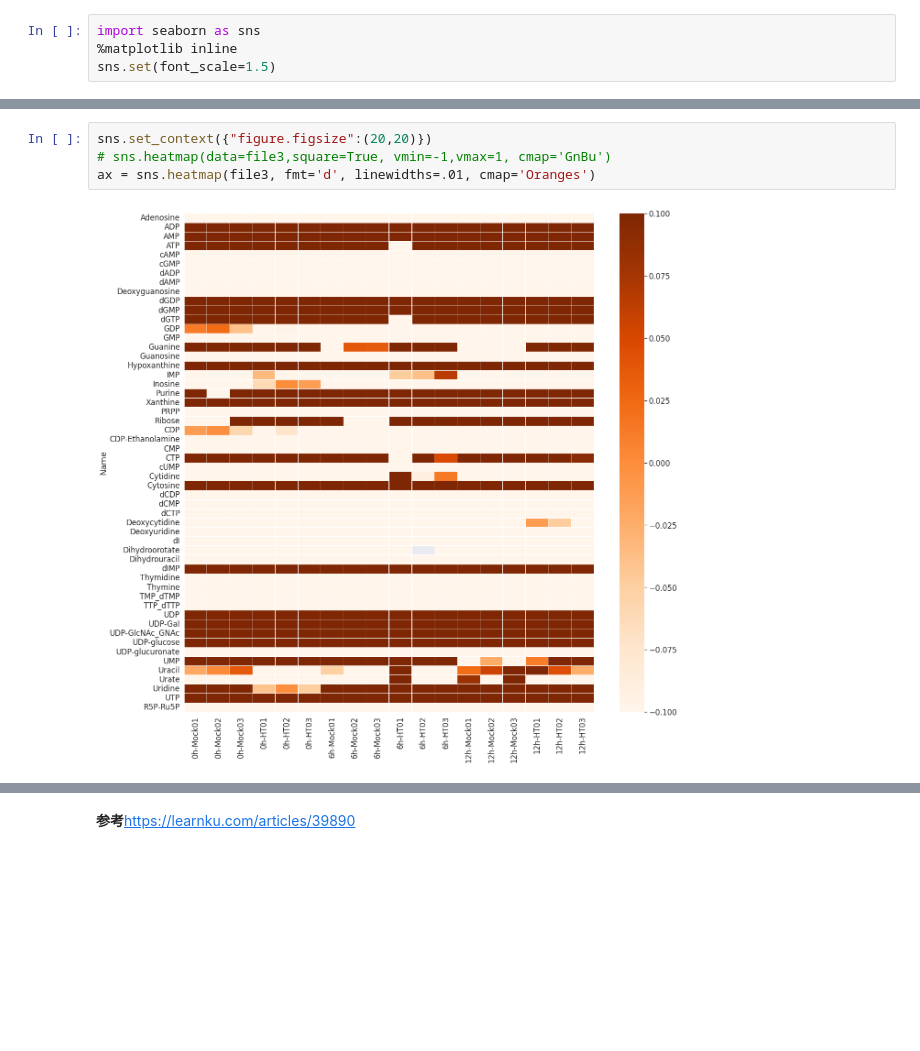
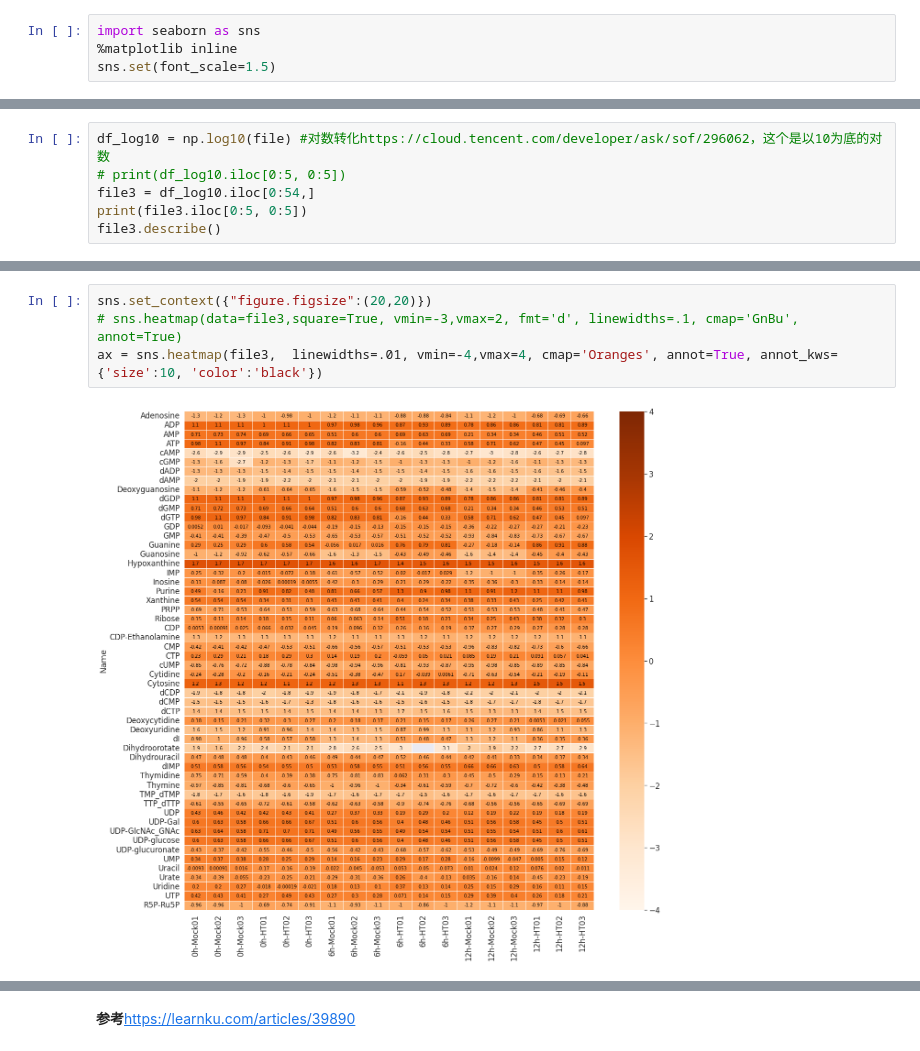
Before and after one commit to leiyi-ihb/ColabPractics, a Jupyter notebook: Picture/Copy_of_python_seabornHeatmapYuZhou.ipynb, the cells around one changed output, grey strips where cells are left out. Saved outputs shown, nothing was run; the diff lists cells and outputs as text; blank space fills up the shorter version.

```diff
--- a/Picture/Copy_of_python_seabornHeatmapYuZhou.ipynb
+++ b/Picture/Copy_of_python_seabornHeatmapYuZhou.ipynb
@@ -69,0 +43,6 @@ ADP          1.798157    1.973283    1.979962  1.863093  1.869533  2.049094
+# %%
+df_log10 = np.log10(file) #对数转化https://cloud.tencent.com/developer/ask/sof/296062，这个是以10为底的对数
+# print(df_log10.iloc[0:5, 0:5])
+file3 = df_log10.iloc[0:54,]
+print(file3.iloc[0:5, 0:5])
+file3.describe()
@@ -70,7 +66,7 @@ ADP          1.798157    1.973283    1.979962  1.863093  1.869533  2.049094
 # %%
 sns.set_context({"figure.figsize":(20,20)})
-# sns.heatmap(data=file3,square=True, vmin=-1,vmax=1, cmap='GnBu')
-ax = sns.heatmap(file3, fmt='d', linewidths=.01, cmap='Oranges')
+# sns.heatmap(data=file3,square=True, vmin=-3,vmax=2, fmt='d', linewidths=.1, cmap='GnBu', annot=True)
+ax = sns.heatmap(file3,  linewidths=.01, vmin=-4,vmax=4, cmap='Oranges', annot=True, annot_kws={'size':10, 'color':'black'})
 # %% [output]
-[figure, old version]
+[figure, new version]
 # %%
```
Also changed, not shown: parts of 6 cells of this notebook.
